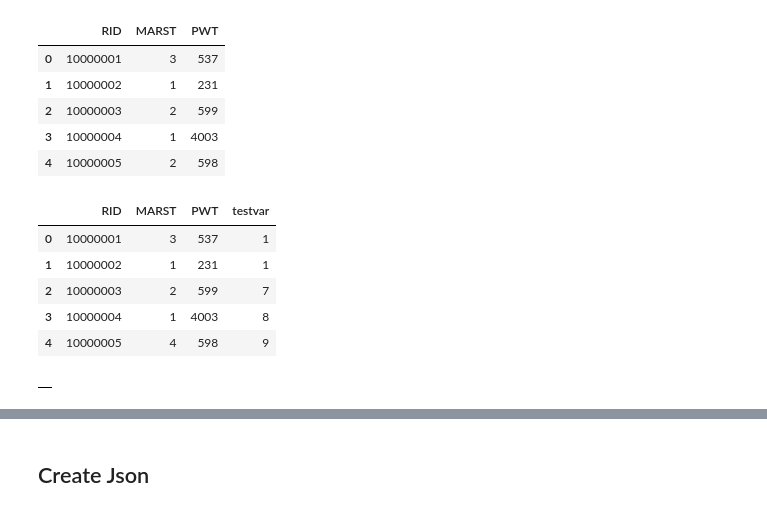
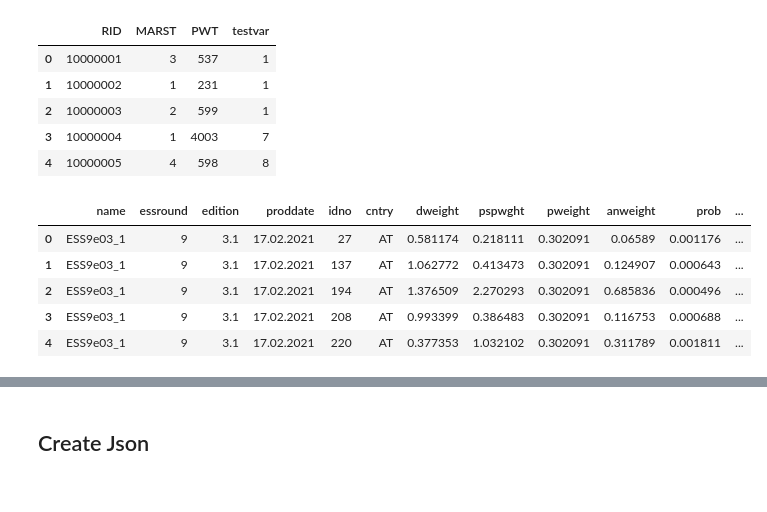
Before and after one commit to benjaminbeuster/DDI-CDI-Converter, a Jupyter notebook: DDICDI_converter.ipynb, the cells around one changed output, grey strips where cells are left out. Drawn from its saved outputs; the diff is of its cells as text; code cells hidden in the pictures.

```diff
--- a/DDICDI_converter.ipynb
+++ b/DDICDI_converter.ipynb
@@ -13,48 +13,27 @@ pd.set_option('display.max_rows', 2500)
 pd.set_option('display.max_columns', None)
 pd.options.mode.chained_assignment = None
 # %%
-spssfile = f"files/SPSS_Example.sav"
+spssfile = f"files/SPSS_Example2.sav"
 df, df_meta = read_sav(spssfile)
 df.head()
 # %% [output]
-|  | RID | MARST | PWT |
-| 0 | 10000001 | 3 | 537 |
-| 1 | 10000002 | 1 | 231 |
-| 2 | 10000003 | 2 | 599 |
-| 3 | 10000004 | 1 | 4003 |
-| 4 | 10000005 | 2 | 598 |
+|  | RID | MARST | PWT | testvar |
+| 0 | 10000001 | 3 | 537 | 1 |
+| 1 | 10000002 | 1 | 231 | 1 |
+| 2 | 10000003 | 2 | 599 | 1 |
+| 3 | 10000004 | 1 | 4003 | 7 |
+| 4 | 10000005 | 4 | 598 | 8 |
 # %%
-spssfile2 = f"files/SPSS_Example2.dta"
+spssfile2 = f"files/ESS-Data-Wizard-subset-2023-10-23.dta"
 df2, df2_meta = read_sav(spssfile2)
 df2.head()
 # %% [output]
-|  | RID | MARST | PWT | testvar |
-| 0 | 10000001 | 3 | 537 | 1 |
-| 1 | 10000002 | 1 | 231 | 1 |
-| 2 | 10000003 | 2 | 599 | 7 |
-| 3 | 10000004 | 1 | 4003 | 8 |
-| 4 | 10000005 | 4 | 598 | 9 |
+|  | name | essround | edition | proddate | idno | cntry | dweight | pspwght | pweight | anweight | prob | ... |
+| 0 | ESS9e03_1 | 9 | 3.1 | 17.02.2021 | 27 | AT | 0.581174 | 0.218111 | 0.302091 | 0.06589 | 0.001176 | ... |
+| 1 | ESS9e03_1 | 9 | 3.1 | 17.02.2021 | 137 | AT | 1.062772 | 0.413473 | 0.302091 | 0.124907 | 0.000643 | ... |
+| 2 | ESS9e03_1 | 9 | 3.1 | 17.02.2021 | 194 | AT | 1.376509 | 2.270293 | 0.302091 | 0.685836 | 0.000496 | ... |
+| 3 | ESS9e03_1 | 9 | 3.1 | 17.02.2021 | 208 | AT | 0.993399 | 0.386483 | 0.302091 | 0.116753 | 0.000688 | ... |
+| 4 | ESS9e03_1 | 9 | 3.1 | 17.02.2021 | 220 | AT | 0.377353 | 1.032102 | 0.302091 | 0.311789 | 0.001811 | ... |
-# %%
-label = df_meta.column_names_to_labels
-values = df_meta.variable_value_labels
-missing = df_meta.missing_ranges
-format = df_meta.original_variable_types
-measure = df_meta.variable_measure
-
-# Convert dictionaries into individual dataframes
-df_label = pd.DataFrame(list(label.items()), columns=['name', 'label'])
-df_format = pd.DataFrame(list(format.items()), columns=['name', 'format'])
-df_measure = pd.DataFrame(list(measure.items()), columns=['name', 'measure'])
-
-# For values and missing, we will handle them differently since they have dictionaries/lists inside
-df_values_list = [{'name': k, 'values': str(v)} for k, v in values.items()]  # Convert values to string
-df_values = pd.DataFrame(df_values_list)
-
-df_missing_list = [{'name': k, 'missing': str(v)} for k, v in missing.items()]  # Convert missing values to string
-df_missing = pd.DataFrame(df_missing_list)
-df_values
-# %% [output]
-|  |
 # %%
 import pandas as pd
 
```
Also changed, not shown: parts of 12 cells of this notebook, 1 other file.
